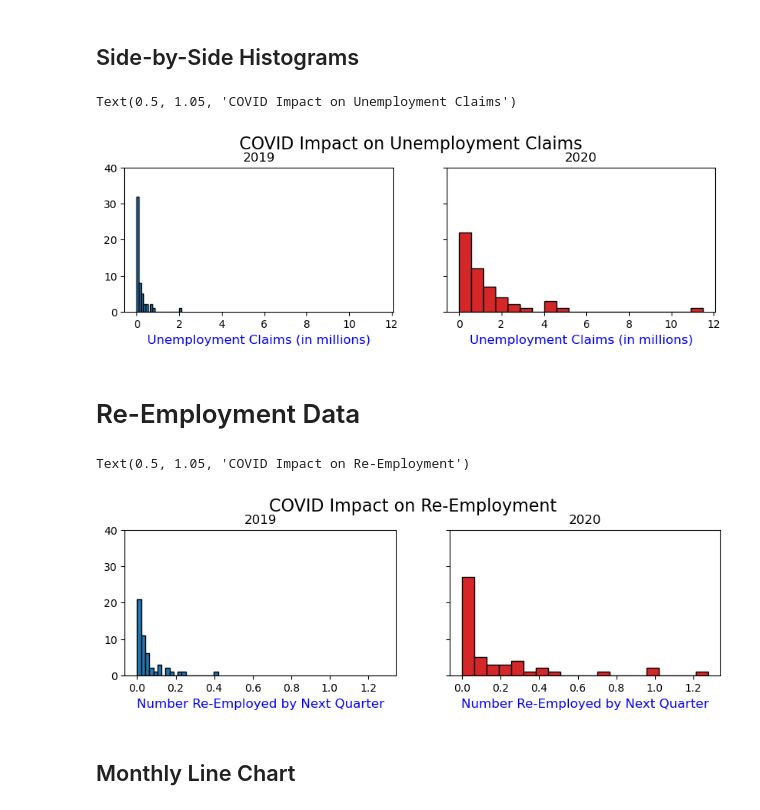
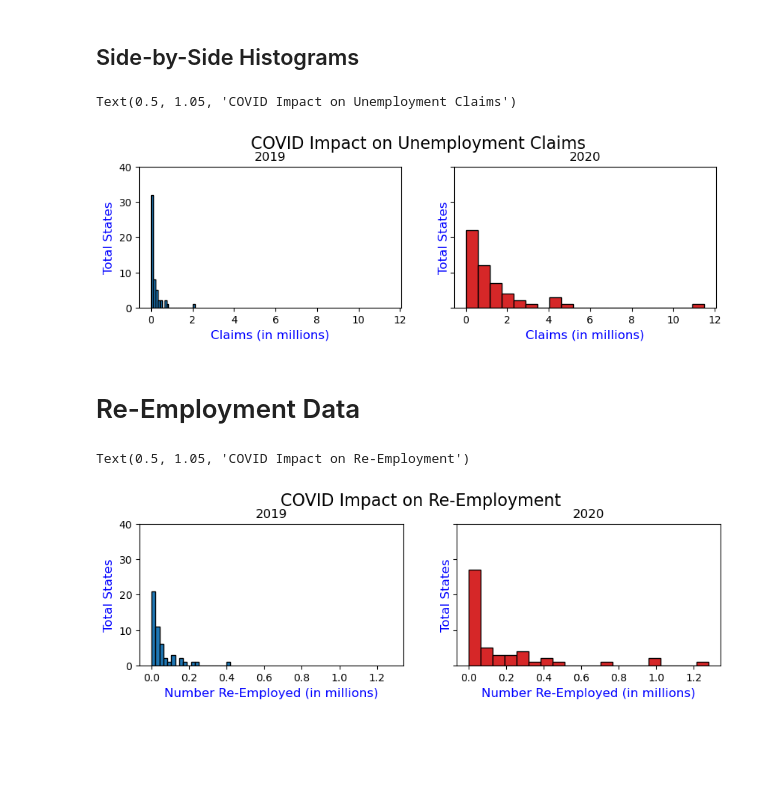
Before and after one commit to amajor/data-visualization-project-week-5, a Jupyter notebook: ProjectVisualizations.ipynb, the cells around one changed output. Cells and saved outputs as stored; diff of their text form; code cells hidden in the pictures; blank space fills up the shorter version.

```diff
--- a/ProjectVisualizations.ipynb
+++ b/ProjectVisualizations.ipynb
@@ -165,19 +233,20 @@ Text(0, 0.5, 'Claims')
 # %%
 fig, axes = plt.subplots(1, 2, figsize=(10,2.5), dpi=100, sharex=True, sharey=True)
 colors = ['tab:blue','tab:red']
 
 for i, (ax, Year) in enumerate(zip(axes.flatten(), unemployment_data.Year.unique())):
     x = unemployment_data.loc[unemployment_data.Year==Year, 'Claims_in_millions']
     ax.hist(x, bins=20, label=str(Year), color=colors[i], edgecolor = 'black')
     ax.set_title(Year)
-    ax.set_xlabel('Unemployment Claims (in millions)', fontsize = 12, color = 'b')
+    ax.set_xlabel('Claims (in millions)', fontsize = 12, color = 'b')
+    ax.set_ylabel('Total States', fontsize = 12, color = 'b')
 
 plt.ylim(0, 40)
 
 plt.suptitle('COVID Impact on Unemployment Claims', y=1.05, size=16)
 # %% [output]
 Text(0.5, 1.05, 'COVID Impact on Unemployment Claims')
-[figure, old version]
+[figure, new version]
 # %% [markdown]
 # Re-Employment Data
 # %%
@@ -193,13 +262,12 @@ for i, (ax, Year) in enumerate(zip(axes.flatten(), df.Year.unique())):
     x = df.loc[df.Year==Year, desired_column]
     ax.hist(x, bins=20, label=str(Year), color=colors[i], edgecolor = 'black')
     ax.set_title(Year)
-    ax.set_xlabel('Number Re-Employed by Next Quarter', fontsize = 12, color = 'b')
+    ax.set_xlabel('Number Re-Employed (in millions)', fontsize = 12, color = 'b')
+    ax.set_ylabel('Total States', fontsize = 12, color = 'b')
 
 plt.ylim(0, 40)
 
 plt.suptitle('COVID Impact on Re-Employment', y=1.05, size=16)
 # %% [output]
 Text(0.5, 1.05, 'COVID Impact on Re-Employment')
-[figure, old version]
+[figure, new version]
-# %% [markdown]
-## Monthly Line Chart
```
Also changed, not shown: parts of 9 cells of this notebook, 1 other file.
